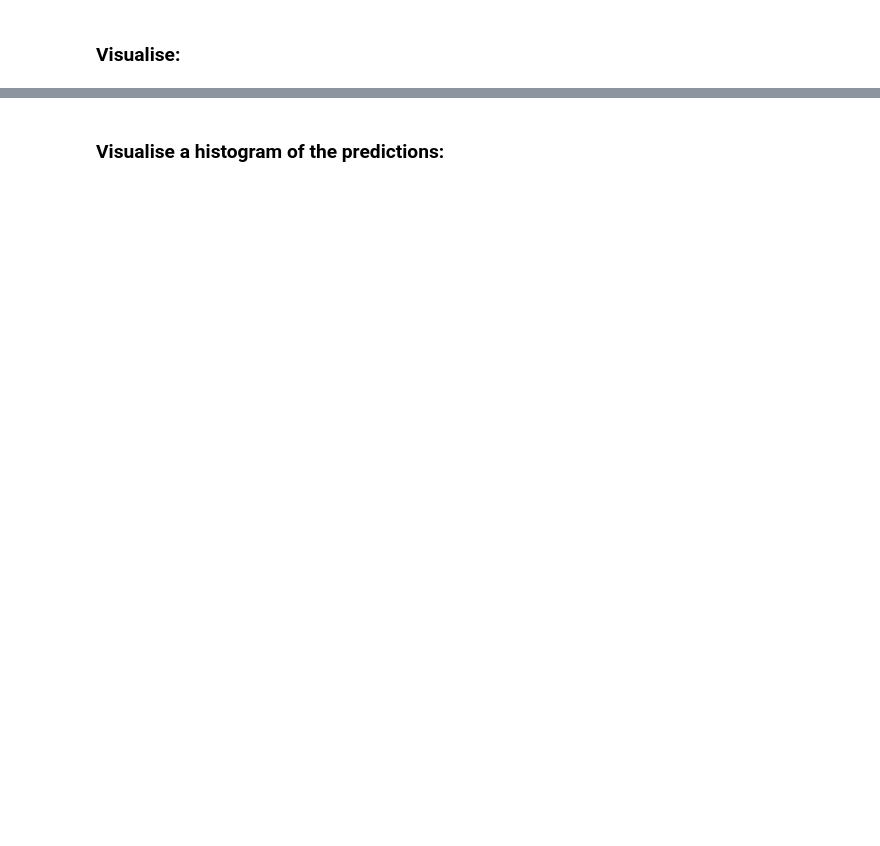
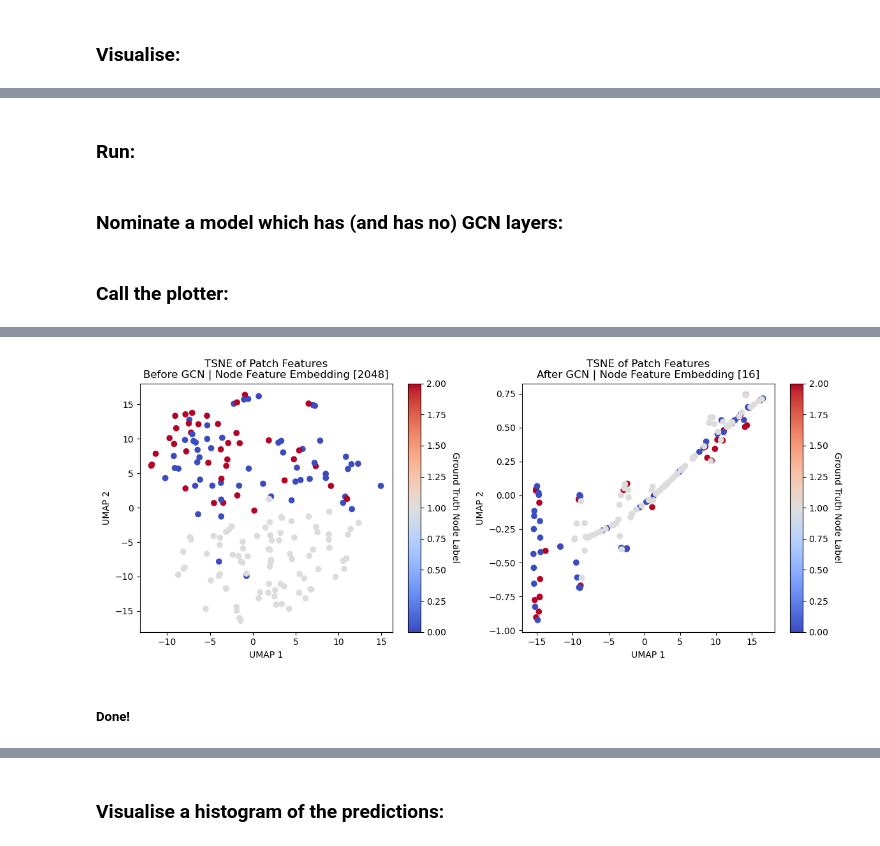
Before and after one commit to alan-turing-institute/grace, a Jupyter notebook: notebooks/tsne_and_viz.ipynb, the cells around one changed output, grey strips where cells are left out. Cells and saved outputs as stored; diff of their text form; code cells hidden in the pictures; blank space fills up the shorter version.

```diff
--- a/notebooks/tsne_and_viz.ipynb
+++ b/notebooks/tsne_and_viz.ipynb
@@ -66,0 +102,2 @@ overlay_from_image_patches(crops)
+# %% [markdown]
+### Run:
@@ -66,0 +107,2 @@ overlay_from_image_patches(crops)
+# %% [markdown]
+### Nominate a model which has (and has no) GCN layers:
@@ -66,0 +285,10 @@ overlay_from_image_patches(crops)
+# %% [markdown]
+### Call the plotter:
+# %%
+# classifier_filename = None
+# classifier_filename = "/Users/kulicna/Desktop/classifier/runs/2023-09-07_17-30-51/classifier.pt"  # best Linear classifier
+classifier_filename = "/Users/kulicna/Desktop/classifier/runs/2023-09-08_15-11-58/classifier.pt"  # bad GCN + Linear classifier
+
+dim_red = TSNEDimensionalityReduction(graph=graph, model=classifier_filename)
+dim_red.plot_TSNE_before_and_after_GCN()
+# %% [output]
@@ -66,0 +297,3 @@ overlay_from_image_patches(crops)
+[figure, added]
+# %% [markdown]
+##### Done!
```
Also changed, not shown: parts of 21 cells of this notebook, 1 other file.
